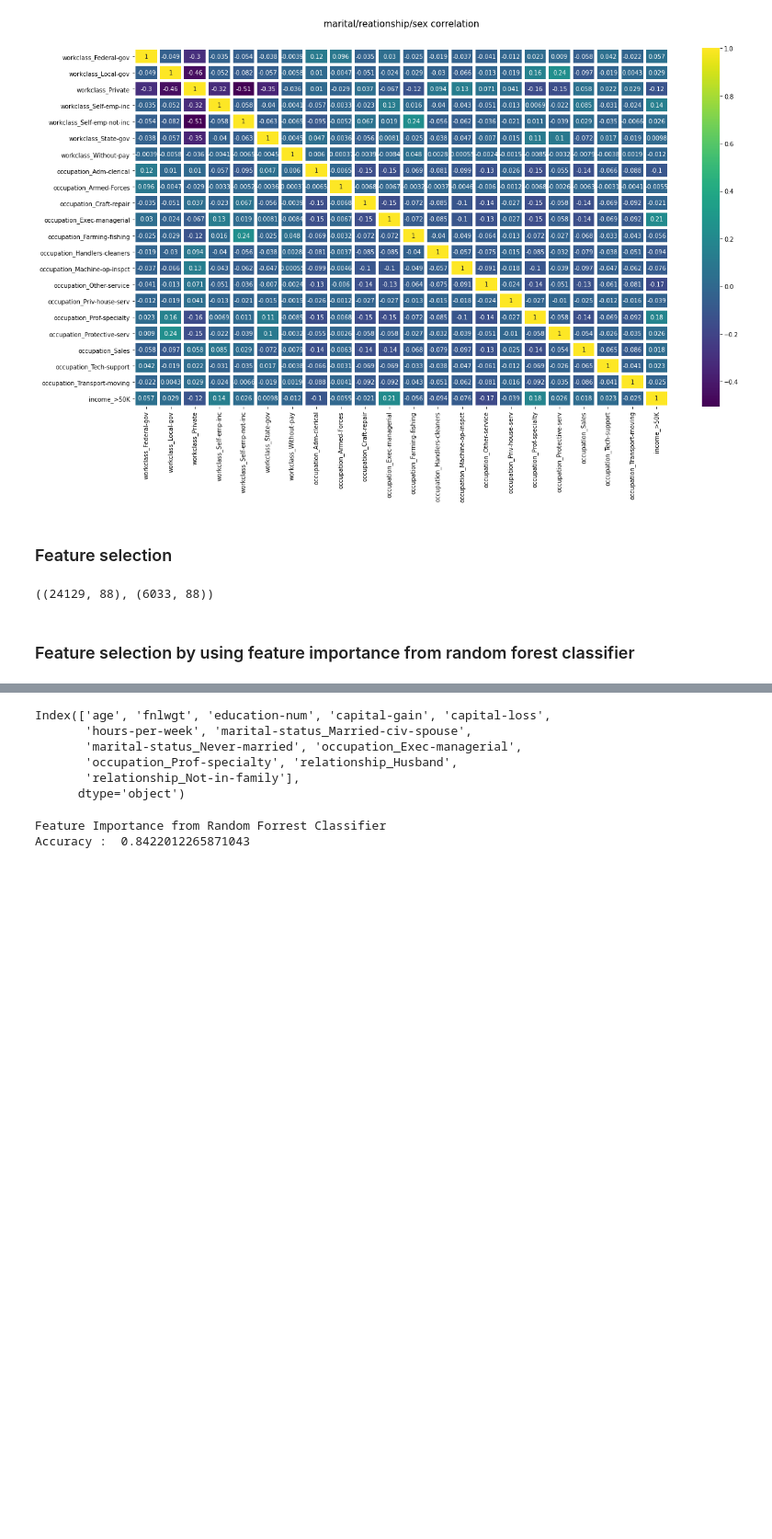
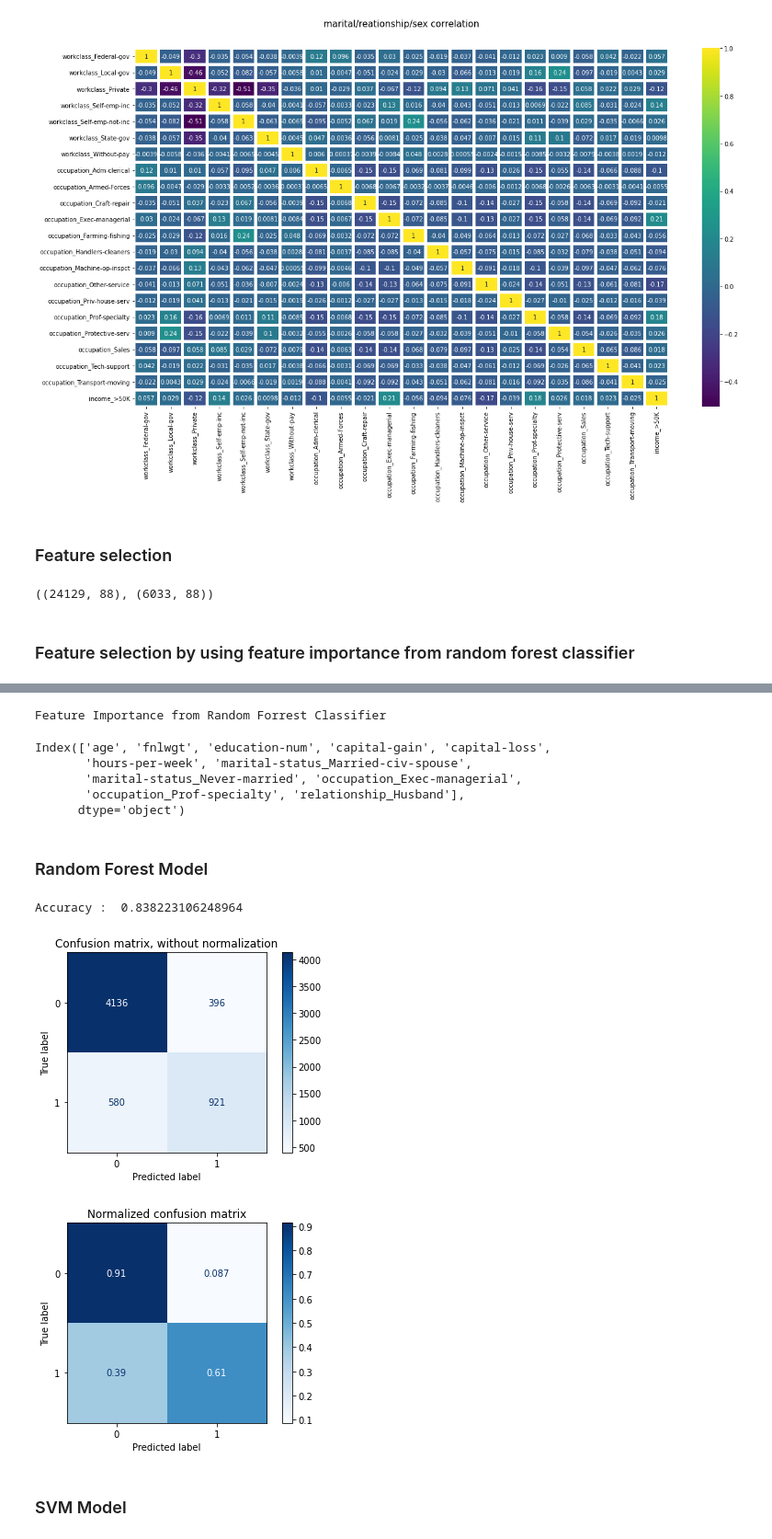
Before and after one commit to vathanahim/IAC622_Final_SVM_RF_Model, a Jupyter notebook: Final_Proj.ipynb, the cells around one changed output, grey strips where cells are left out. Shown: that part at 92% size. Cells and saved outputs as stored; diff of their text form; code cells hidden in the pictures; blank space fills up the shorter version.

```diff
--- a/Final_Proj.ipynb
+++ b/Final_Proj.ipynb
@@ -276,25 +268,46 @@ array([1.56394527e-01, 1.63715835e-01, 1.14934581e-01, 9.79479642e-02,
 # %%
 #features that will be used to train the random forest classifiers
+print('Feature Importance from Random Forrest Classifier')
 features
 # %% [output]
-Index(['age', 'fnlwgt', 'education-num', 'capital-gain', 'capital-loss',
-       'hours-per-week', 'marital-status_Married-civ-spouse',
-       'marital-status_Never-married', 'occupation_Exec-managerial',
-       'occupation_Prof-specialty', 'relationship_Husband',
-       'relationship_Not-in-family'],
-      dtype='object')
+Feature Importance from Random Forrest Classifier
+Index(['age', 'fnlwgt', 'education-num', 'capital-gain', 'capital-loss',
+       'hours-per-week', 'marital-status_Married-civ-spouse',
+       'marital-status_Never-married', 'occupation_Exec-managerial',
+       'occupation_Prof-specialty', 'relationship_Husband'],
+      dtype='object')
 # %%
 x_train_rcf = sel.transform(x_train)
 x_test_rcf = sel.transform(x_test)
+# %% [markdown]
+### Random Forest Model
 # %%
 def random_forest(x_train, x_test, y_train, y_test):
     clf = RandomForestClassifier(n_estimators=100, random_state=0, n_jobs=1)
-    clf.fit(x_train, y_train)
+    clf.fit(x_train, y_train, sample_weight=np.array([3 if i == 0 else 1 for i in y_train]))
     y_pred = clf.predict(x_test)
     print("Accuracy : ", accuracy_score(y_test,y_pred))
+    return clf
 # %%
-print('Feature Importance from Random Forrest Classifier')
-random_forest(x_train_rcf, x_test_rcf, y_train, y_test)
+clf = random_forest(x_train_rcf, x_test_rcf, y_train, y_test)
 # %% [output]
-Feature Importance from Random Forrest Classifier
-Accuracy :  0.8422012265871043
+Accuracy :  0.838223106248964
+# %%
+titles_options = [("Confusion matrix, without normalization", None),
+                  ("Normalized confusion matrix", 'true')]
+
+class_names = [0,1]
+
+for title, normalize in titles_options:
+    disp = plot_confusion_matrix(clf, x_test_rcf, y_test,
+                                 display_labels=class_names,
+                                 cmap=plt.cm.Blues,
+                                 normalize=normalize)
+    disp.ax_.set_title(title)
+
+plt.show()
+# %% [output]
+[figure, added]
+[figure, added]
+# %% [markdown]
+### SVM Model
```
Also changed, not shown: parts of 11 cells of this notebook.
